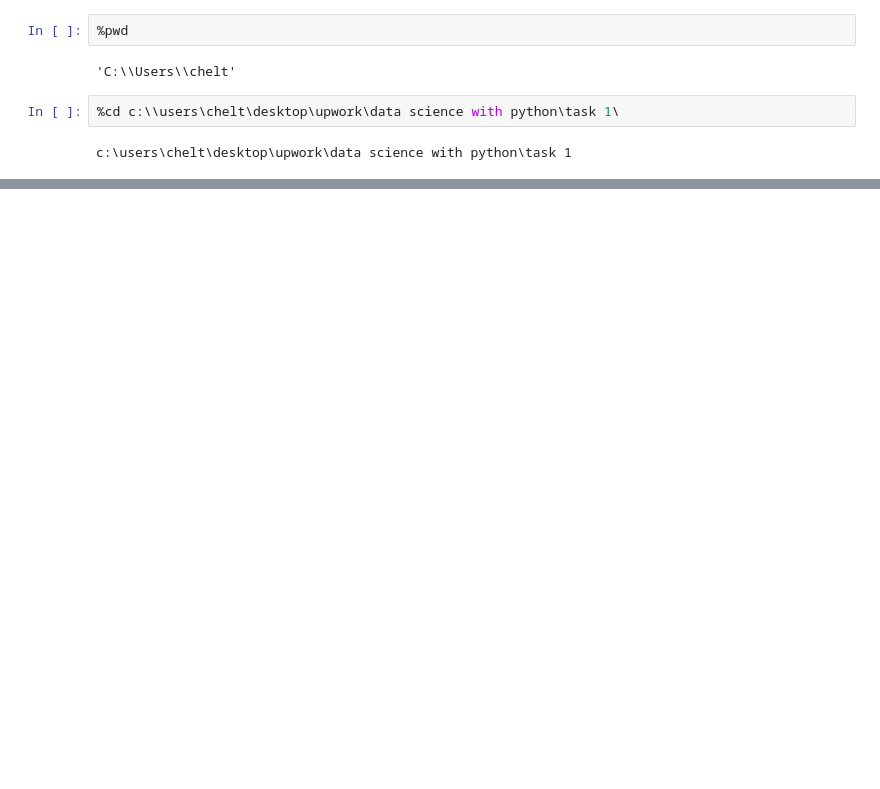
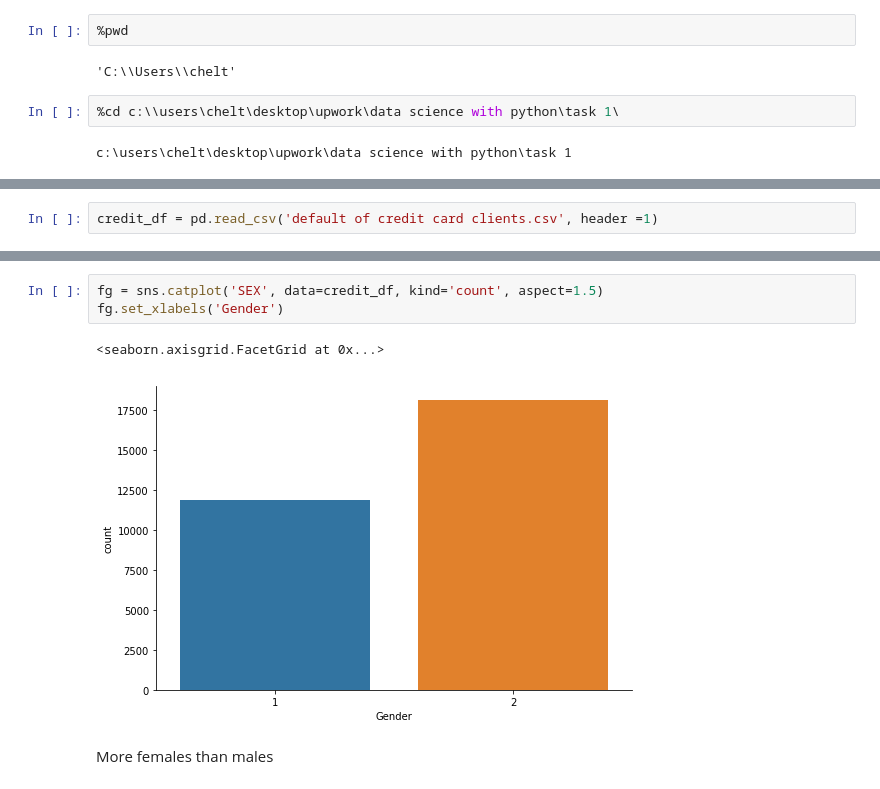
Before and after one commit to cuechikw/python-notebooks, a Jupyter notebook: C5T2.ipynb, the cells around one changed output, grey strips where cells are left out. Drawn from its saved outputs; the diff is of its cells as text; blank space fills up the shorter version.

```diff
--- a/C5T2.ipynb
+++ b/C5T2.ipynb
@@ -155,0 +17,2 @@ default payment next month -3.924264e+02                    0.172276
+# %%
+credit_df = pd.read_csv('default of credit card clients.csv', header =1)
@@ -155,0 +65,8 @@ default payment next month -3.924264e+02                    0.172276
+# %%
+fg = sns.catplot('SEX', data=credit_df, kind='count', aspect=1.5)
+fg.set_xlabels('Gender')
+# %% [output]
+<seaborn.axisgrid.FacetGrid at 0x...>
+[figure, added]
+# %% [markdown]
+More females than males
```
Also changed, not shown: parts of 86 cells of this notebook.
